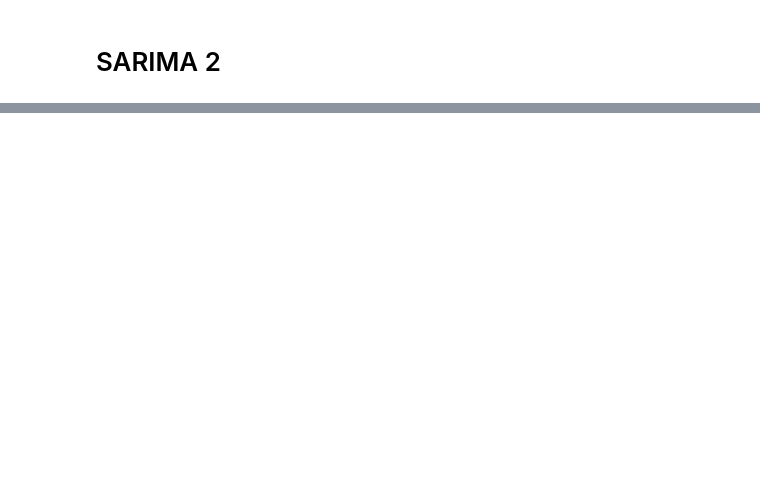
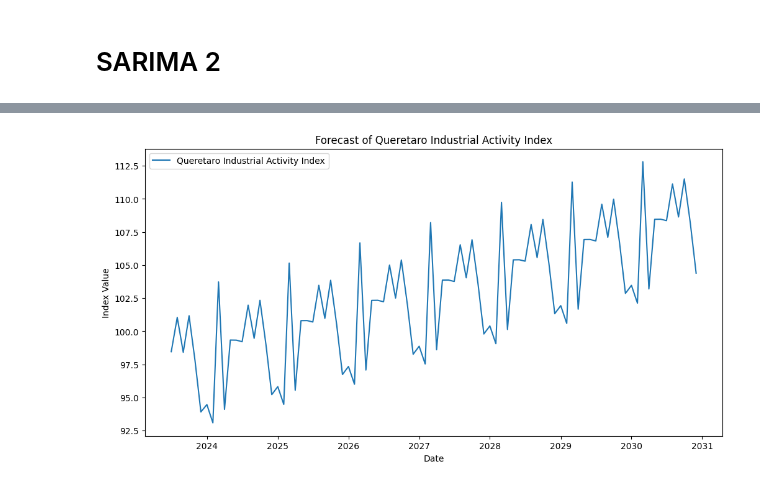
Before and after one commit to Jaime-prog/Statistics_Data_Science_TC3006C, a Jupyter notebook: Forecasting Queretaro Industrial Activity/RW_ARIMA_Simulation_Jaime.ipynb, the cells around one changed output, grey strips where cells are left out. Drawn from its saved outputs; the diff is of its cells as text; code cells hidden in the pictures; blank space fills up the shorter version.

```diff
--- a/Forecasting Queretaro Industrial Activity/RW_ARIMA_Simulation_Jaime.ipynb
+++ b/Forecasting Queretaro Industrial Activity/RW_ARIMA_Simulation_Jaime.ipynb
@@ -330,0 +451,10 @@ plt.show()
+# %%
+d = 0
+D = 1
+p = 1
+P = 0
+q = 0
+Q = 1
+# %%
+model_v3 = sm.tsa.statespace.SARIMAX(df['iaiqro'], order=(p,d,q), seasonal_order = (P,D,Q,12), trend='c')
+model_sarimax_final = model_v3.fit()
@@ -330,0 +463,16 @@ plt.show()
+# %%
+forecast_values = model_sarimax_final.forecast(steps=90)
+# %%
+future_dates = pd.date_range(start='2023-07-01', end='2030-12-01', freq='MS')
+forecast_df = pd.DataFrame({'Periodos': future_dates, 'iaiqro': forecast_values})
+complete_df = pd.concat([df, forecast_df]).reset_index(drop=True)
+# %%
+plt.figure(figsize=(12,6))
+plt.plot(complete_df['Periodos'], complete_df['iaiqro'], label='Queretaro Industrial Activity Index')
+plt.title('Forecast of Queretaro Industrial Activity Index')
+plt.xlabel('Date')
+plt.ylabel('Index Value')
+plt.legend(loc='upper left')
+plt.show()
+# %% [output]
+[figure, added]
```
Also changed, not shown: parts of 27 cells of this notebook.
